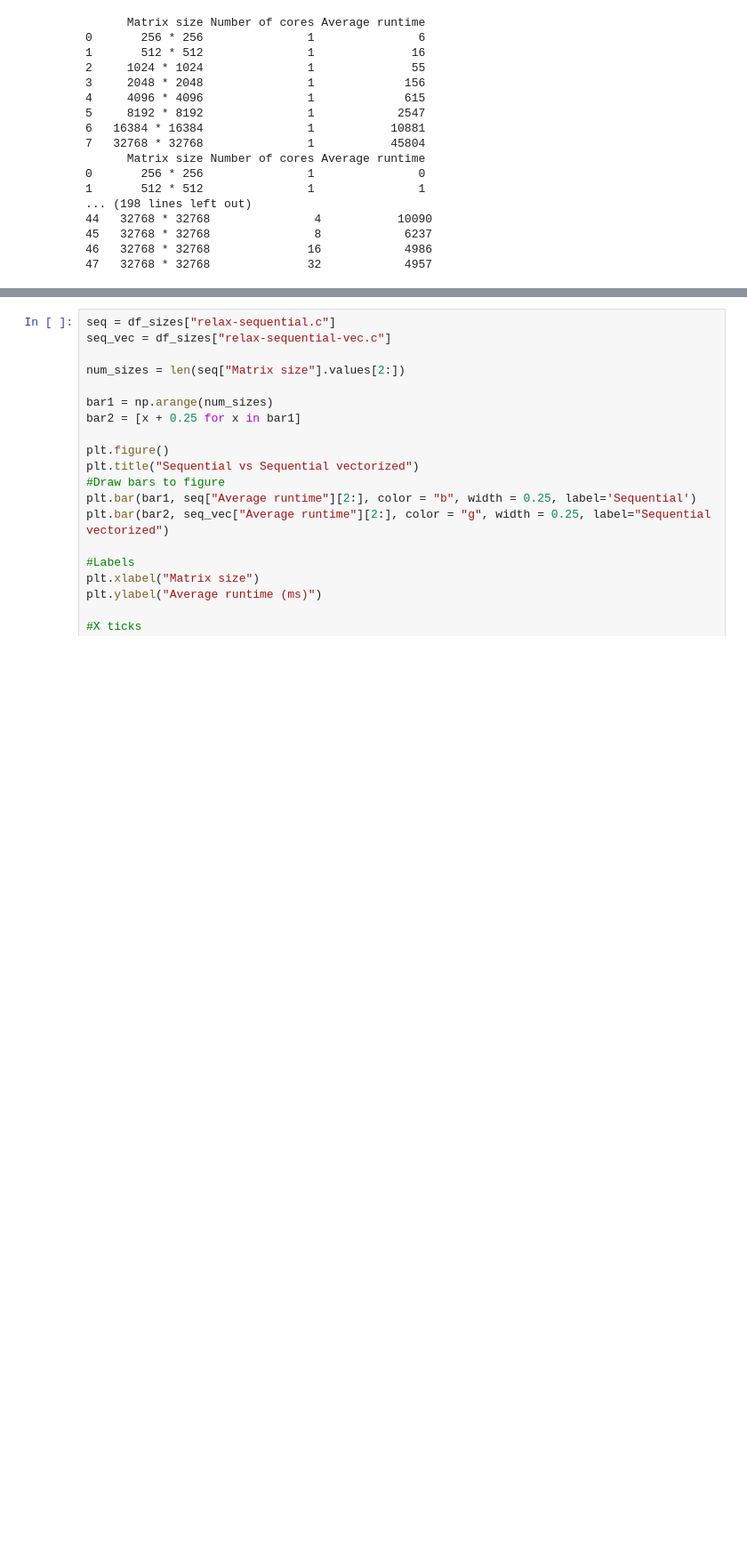
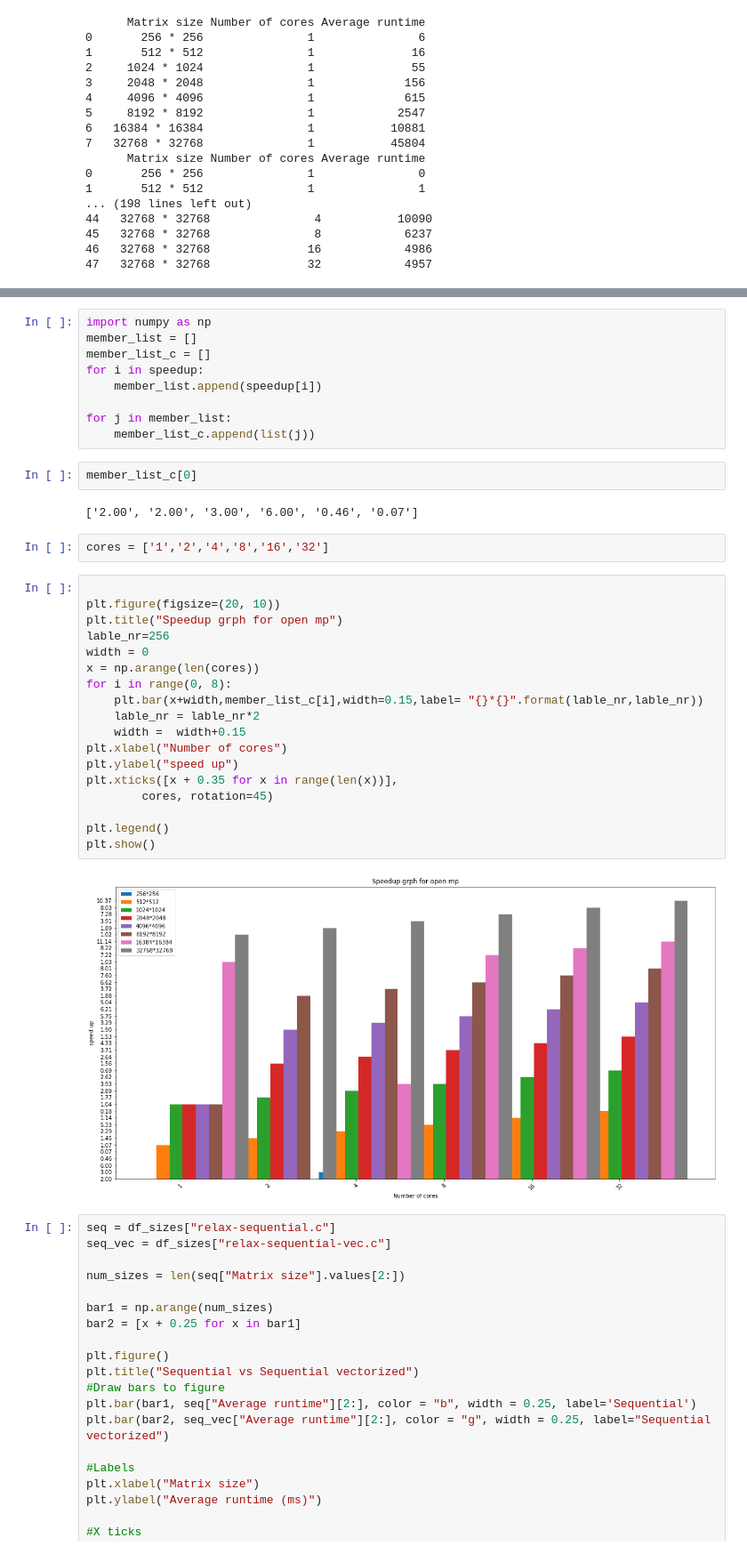
Before and after one commit to PYEEDM/pc-lab4, a Jupyter notebook: report/beautify.ipynb, the cells around one changed output, grey strips where cells are left out. Shown at 89% size. Cells and saved outputs as stored; diff of their text form; blank space fills up the shorter version.

```diff
--- a/report/beautify.ipynb
+++ b/report/beautify.ipynb
@@ -284,3 +268,38 @@ Efficiency MPI:
+# %%
+import numpy as np
+member_list = []
+member_list_c = []
+for i in speedup:
+    member_list.append(speedup[i])
+
+for j in member_list:
+    member_list_c.append(list(j))
+# %%
+member_list_c[0]
+# %% [output]
+['2.00', '2.00', '3.00', '6.00', '0.46', '0.07']
+# %%
+cores = ['1','2','4','8','16','32']
+# %%
+
+plt.figure(figsize=(20, 10))
+plt.title("Speedup grph for open mp")
+lable_nr=256
+width = 0
+x = np.arange(len(cores))
+for i in range(0, 8):
+    plt.bar(x+width,member_list_c[i],width=0.15,label= "{}*{}".format(lable_nr,lable_nr))
+    lable_nr = lable_nr*2
+    width =  width+0.15
+plt.xlabel("Number of cores")
+plt.ylabel("speed up")
+plt.xticks([x + 0.35 for x in range(len(x))],
+        cores, rotation=45)
+
+plt.legend()
+plt.show()
+# %% [output]
+[figure, added]
 # %%
 seq = df_sizes["relax-sequential.c"]
 seq_vec = df_sizes["relax-sequential-vec.c"]
```
Also changed, not shown: parts of 2 cells of this notebook.
